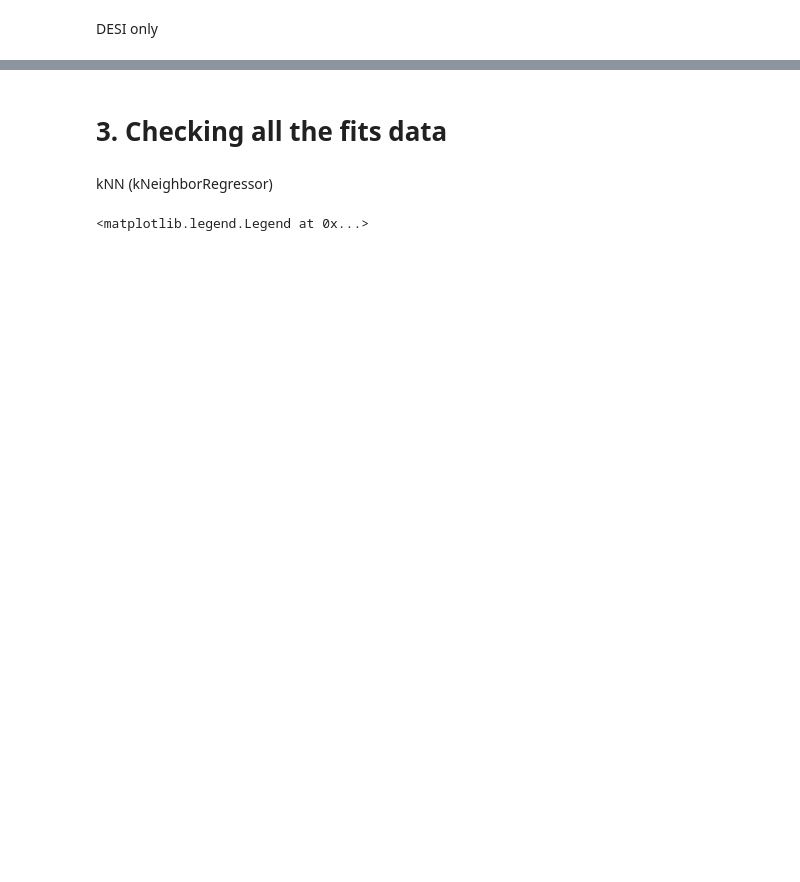
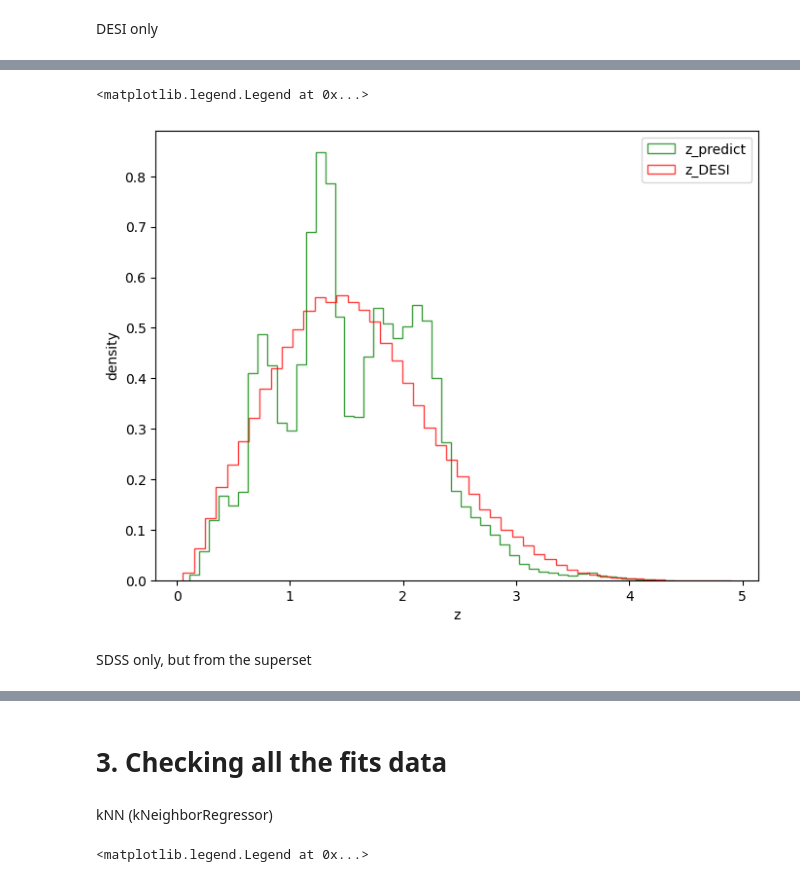
Before and after one commit to An-Yejin/qsocat, a Jupyter notebook: thesis5_kNN.ipynb, the cells around one changed output, grey strips where cells are left out. Cells and saved outputs as stored; diff of their text form; code cells hidden in the pictures; blank space fills up the shorter version.

```diff
--- a/thesis5_kNN.ipynb
+++ b/thesis5_kNN.ipynb
@@ -739,0 +926,22 @@ plt.show()
+# %%
+desionly = fits.open('superset_zphot_desionly.fits')
+desion = desionly[1].data
+# %%
+#히스토그램
+alpha = 0.75
+lw = 1.5
+density = True
+histtype = 'step'
+
+plt.figure(figsize=(8,6))
+plt.hist(desion['Photo_z_QD'], bins=50, alpha=alpha, color='g', lw=lw, density=density, histtype=histtype, label='z_predict')
+plt.hist(data['DESI_Z'], bins=50, alpha=alpha, color='r', lw=lw, density=density, histtype=histtype, label='z_DESI')
+
+plt.xlabel('z')
+plt.ylabel('density')
+plt.legend()
+# %% [output]
+<matplotlib.legend.Legend at 0x...>
+[figure, added]
+# %% [markdown]
+SDSS only, but from the superset
```
Also changed, not shown: parts of 31 cells of this notebook, 1 other file.
